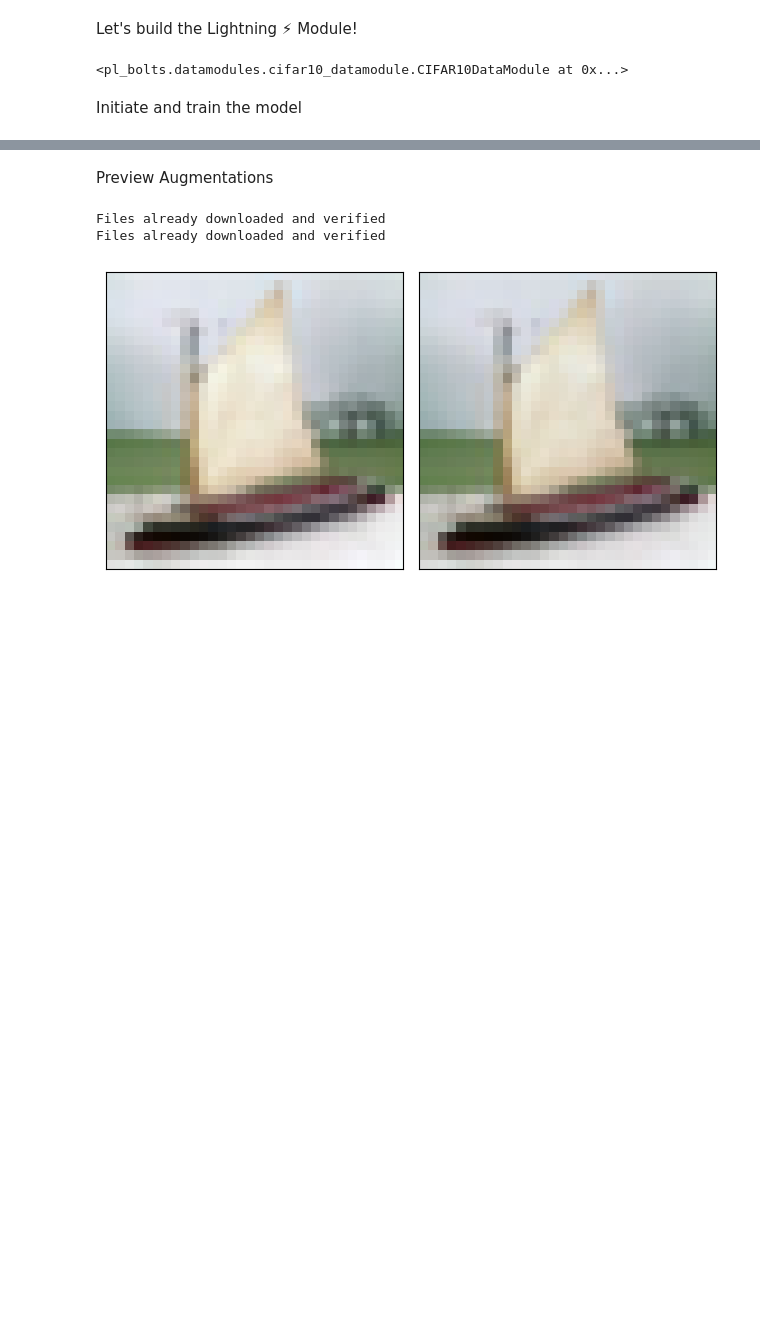
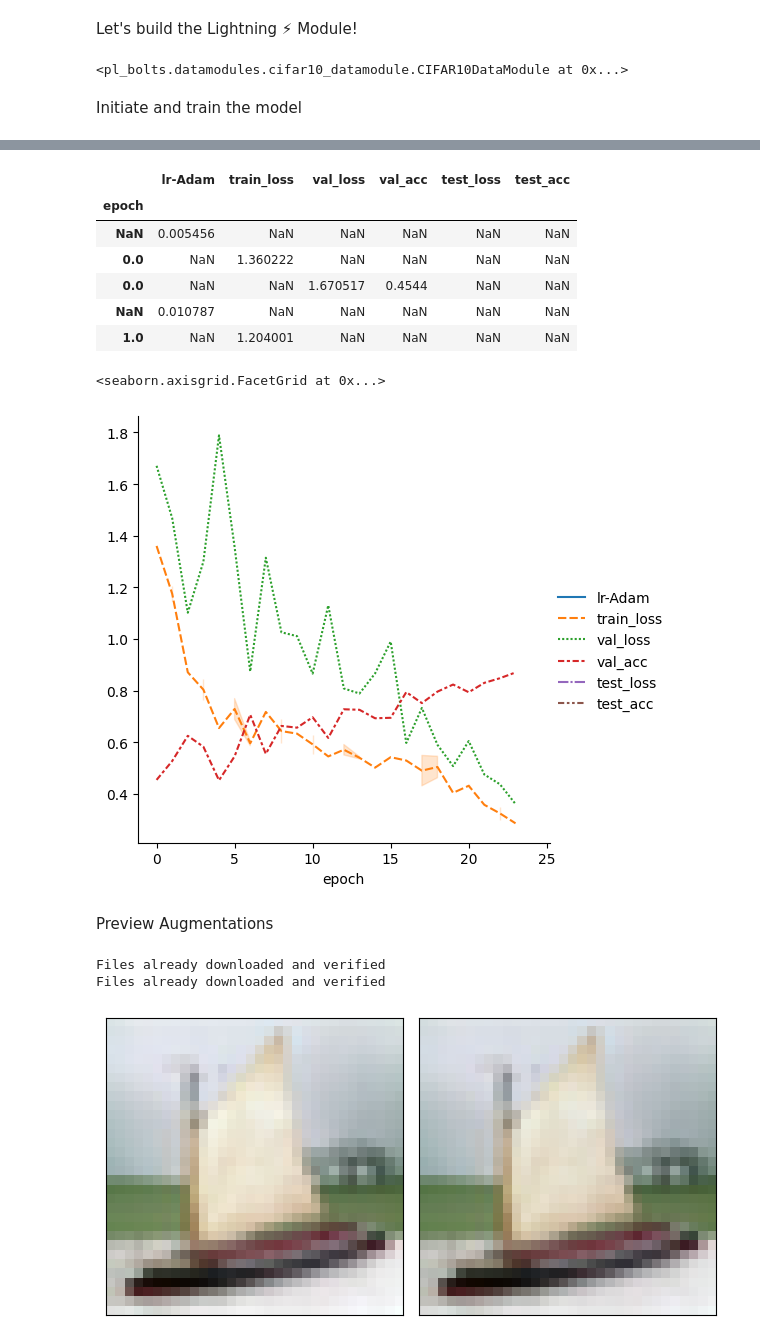
Before and after one commit to jyanivaddi/ERA_V1, a Jupyter notebook: session_12/s12.ipynb, the cells around one changed output, grey strips where cells are left out. Drawn from its saved outputs; the diff is of its cells as text; code cells hidden in the pictures; blank space fills up the shorter version.

```diff
--- a/session_12/s12.ipynb
+++ b/session_12/s12.ipynb
@@ -209,3 +370,21 @@ RuntimeError: ignored
+# %%
+import pandas as pd
+import seaborn as sn
+metrics = pd.read_csv(f"{trainer.logger.log_dir}/metrics.csv")
+del metrics["step"]
+metrics.set_index("epoch", inplace=True)
+display(metrics.dropna(axis=1, how="all").head())
+sn.relplot(data=metrics, kind="line")
+# %% [output]
+|  | lr-Adam | train_loss | val_loss | val_acc | test_loss | test_acc |
+| epoch |  |  |  |  |  |  |
+| NaN | 0.005456 | NaN | NaN | NaN | NaN | NaN |
+| 0.0 | NaN | 1.360222 | NaN | NaN | NaN | NaN |
+| 0.0 | NaN | NaN | 1.670517 | 0.4544 | NaN | NaN |
+| NaN | 0.010787 | NaN | NaN | NaN | NaN | NaN |
+| 1.0 | NaN | 1.204001 | NaN | NaN | NaN | NaN |
+<seaborn.axisgrid.FacetGrid at 0x...>
+[figure, added]
 # %% [markdown]
 Preview Augmentations
 # %%
```
Also changed, not shown: parts of 2 cells of this notebook.
